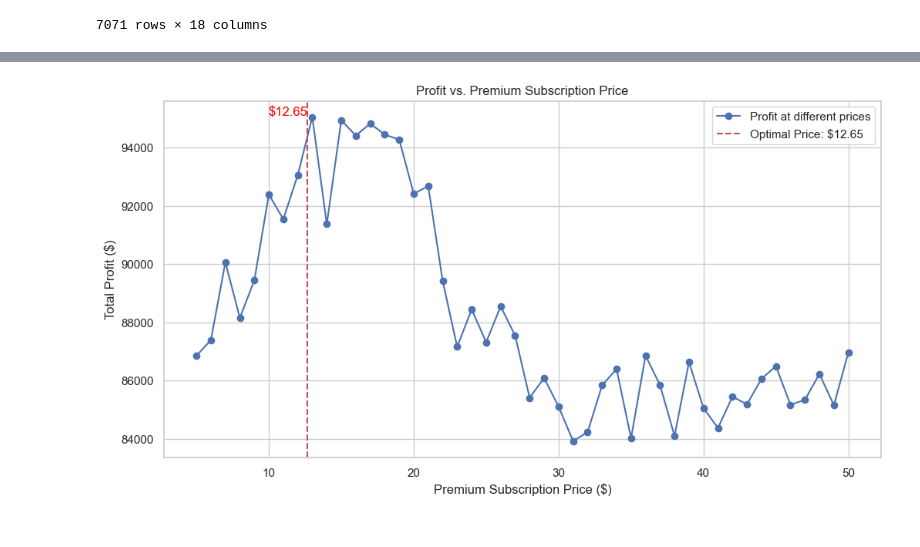
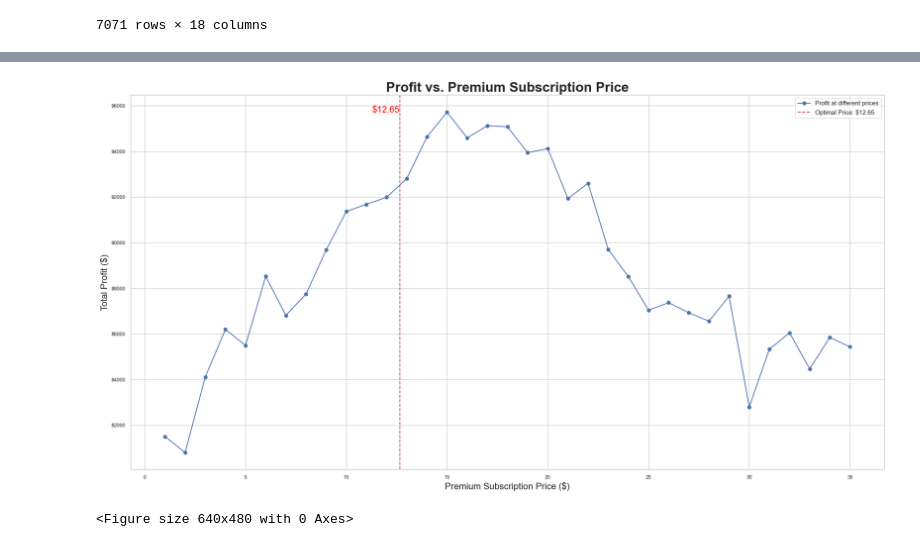
Before and after one commit to MichaelRocchio/MSDS_460, a Jupyter notebook: Term_Assignment/term_assign.ipynb, the cells around one changed output, grey strips where cells are left out. Drawn from its saved outputs; the diff is of its cells as text; code cells hidden in the pictures.

```diff
--- a/Term_Assignment/term_assign.ipynb
+++ b/Term_Assignment/term_assign.ipynb
@@ -24,12 +24,12 @@ random.seed(RANDOM_SEED)
 
 PERCENT_SUBSCRIBERS = 0.10  # Percentage of customers who are subscribers
 PREMIUM_MEMBERSHIP_PRICE = 20  # Adjustable premium membership price
-NUM_CUSTOMERS = 5000  # Total number of unique customers in the customer base
+NUM_CUSTOMERS = 1000  # Total number of unique customers in the customer base
 
 
 customer_ids = range(1, NUM_CUSTOMERS + 1)
 is_subscriber = np.random.rand(NUM_CUSTOMERS) < PERCENT_SUBSCRIBERS
-price_tolerance = np.random.normal(15, 2, NUM_CUSTOMERS)  # Normal dist with mean 20 and std 5
+price_tolerance = np.random.normal(20, 5, NUM_CUSTOMERS)  # Normal dist with mean 20 and std 5
 customer_base_df = pd.DataFrame({
     'CustomerID': customer_ids,
     'IsSubscriber': is_subscriber,
@@ -56,9 +56,9 @@ customer_base_df
 np.random.seed(RANDOM_SEED)
 random.seed(RANDOM_SEED)
 
-DAYS_IN_SIMULATION = 30 * 2
+DAYS_IN_SIMULATION = 30
 SIMULATION_TIME_PER_DAY = 8 * 60  # 8 hours per day in minutes
-ARRIVAL_RATE = 1  # Average time between arrivals
+ARRIVAL_RATE = 2  # Average time between arrivals
 MAX_QUEUE_LENGTH_REGULAR = 5  # Maximum queue length before regular customers start balking
 MAX_QUEUE_LENGTH_IMPATIENT = 3  # Maximum queue length for impatient customers
 RENEGING_TIME_REGULAR = 8  # Time after which a regular customer may renege
@@ -357,10 +313,11 @@ AttributeError: Can't pickle local object 'parallel_profit_calculation.<locals>.
 profits = []
 price= []
 
-for prices in range(1, 51):
+for prices in range(1, 36):
     profit = run_simulation_for_price(prices, customer_base_df)
     profits.append(profit)
     price.append(prices)
+    print("{} Complete".format(prices))
 
 sim_df1 = pd.DataFrame({'price': price, 'profit': profits})
 sim_df1
@@ -507,0 +433,18 @@ plt.savefig('graphs/subscriber.png')
+# %%
+import matplotlib.pyplot as plt
+import seaborn as sns
+import pandas as pd
+
+plt.rcParams.update({'font.size': 16})
+sns.set(style="whitegrid")
+
+# Plotting Profit Distribution
+plt.figure(figsize=(20, 12))
+sns.histplot(final_sim_df['profit'], bins=30, kde=True)
+plt.title('Distribution of Profits Per Order', fontdict={'fontsize': 24, 'fontweight': 'bold'})
+plt.xlabel('Profit ($)',fontsize=16)
+plt.xticks(fontsize=9)
+plt.yticks(fontsize=9)
+plt.ylabel('Frequency',fontsize=16)
+plt.savefig('graphs/profit.png', dpi=600)
+plt.show()
@@ -508,17 +492,20 @@ plt.savefig('graphs/subscriber.png')
 # %%
 import matplotlib.pyplot as plt
-optimal_price_index = optimal_price0
 optimal_price = 12.65
 
-plt.figure(figsize=(12, 6))
+plt.figure(figsize=(24, 12))
+plt.rcParams.update({'font.size': 16})
 plt.plot(sim_df1['price'], sim_df1['profit'], marker='o', color='b', label='Profit at different prices')
 plt.axvline(x=optimal_price, color='r', linestyle='--', label=f'Optimal Price: ${optimal_price}')
 plt.text(optimal_price, max(profits), f'${optimal_price}', color='red', ha='right')
-plt.xlabel('Premium Subscription Price ($)')
-plt.ylabel('Total Profit ($)')
-plt.title('Profit vs. Premium Subscription Price')
+plt.xlabel('Premium Subscription Price ($)',fontsize=16)
+plt.xticks(fontsize=9)
+plt.yticks(fontsize=9)
+plt.ylabel('Total Profit ($)',fontsize=16)
+plt.title('Profit vs. Premium Subscription Price', fontdict={'fontsize': 24, 'fontweight': 'bold'})
 plt.legend()
 plt.show()
-plt.savefig('graphs/optimization.png')
+plt.savefig('graphs/optimization.png', dpi=600)
 # %% [output]
-[figure, old version]
+[figure, new version]
+<Figure size 640x480 with 0 Axes>
```
Also changed, not shown: parts of 16 cells of this notebook, 7 other files.
